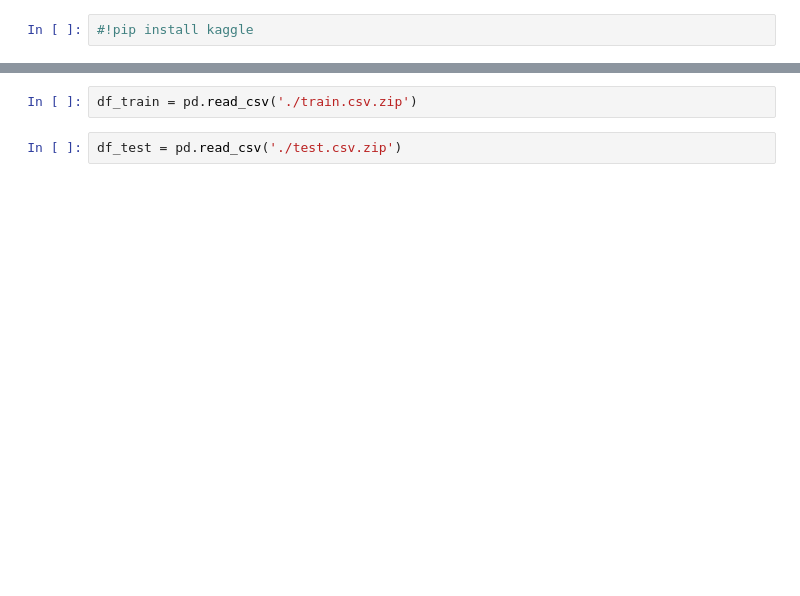
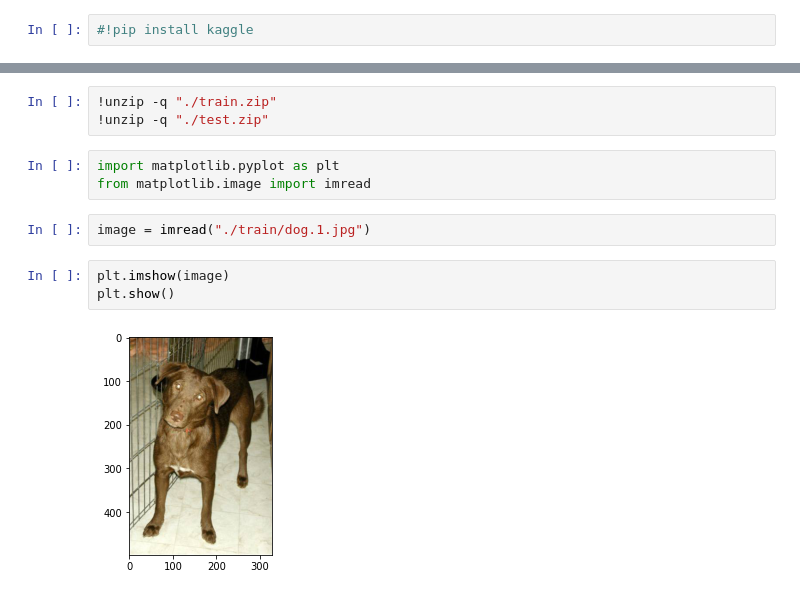
Before and after one commit to erinmcmahon26/Image-Recognizer, a Jupyter notebook: Image_Recognizer.ipynb, the cells around one changed output, grey strips where cells are left out. Cells and saved outputs as stored; diff of their text form; blank space fills up the shorter version.

```diff
--- a/Image_Recognizer.ipynb
+++ b/Image_Recognizer.ipynb
@@ -41,4 +23,13 @@ chmod: cannot access '/root/.kaggle/kaggle.json': No such file or directory
-# %%
-df_train = pd.read_csv('./train.csv.zip')
-# %%
-df_test = pd.read_csv('./test.csv.zip')
+# %%
+!unzip -q "./train.zip"
+!unzip -q "./test.zip"
+# %%
+import matplotlib.pyplot as plt
+from matplotlib.image import imread
+# %%
+image = imread("./train/dog.1.jpg")
+# %%
+plt.imshow(image)
+plt.show()
+# %% [output]
+[figure, added]
```
Also changed, not shown: parts of 7 cells of this notebook.
